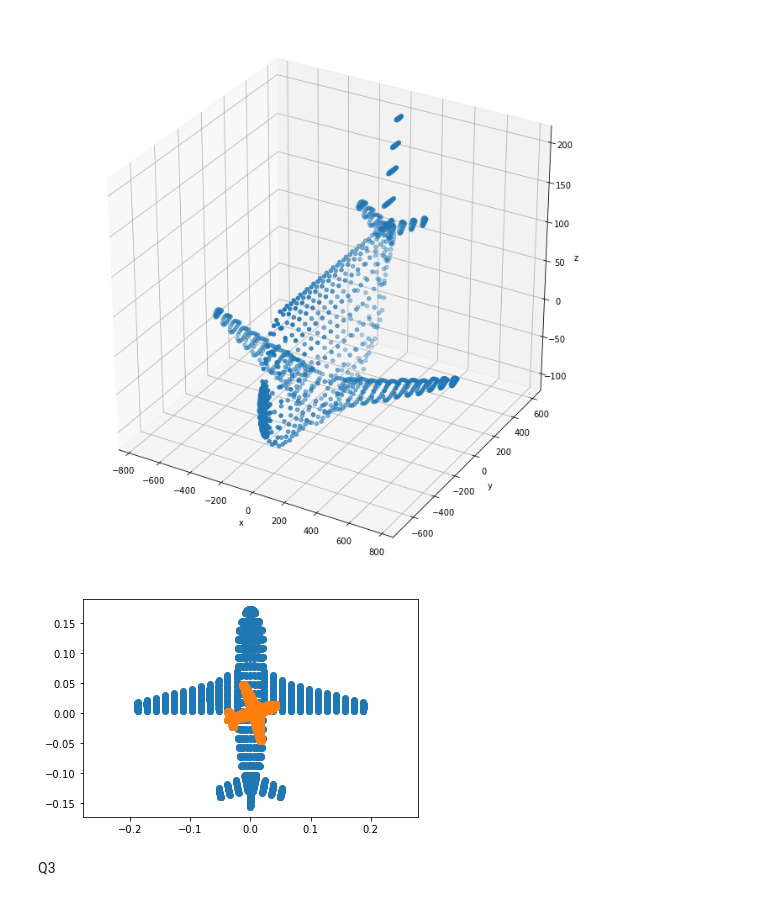
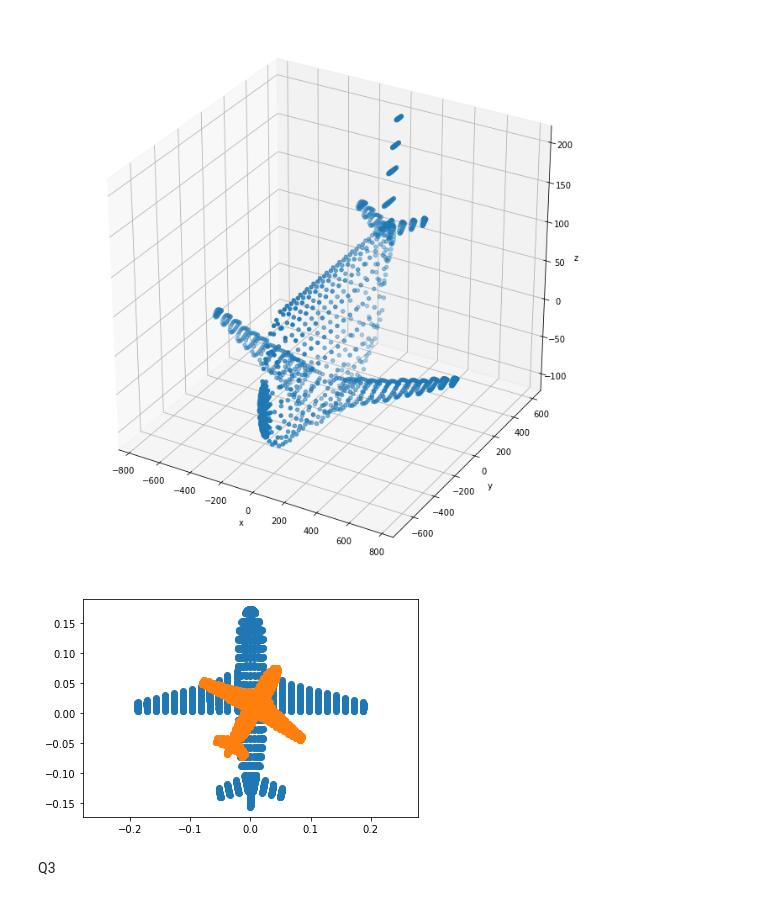
Before and after one commit to Nisitha529/EN2550_ImageProcessingAndMachineVision, a Jupyter notebook: Day 7/day7.ipynb, the cells around one changed output. Cells and saved outputs as stored; diff of their text form; code cells hidden in the pictures.

```diff
--- a/Day 7/day7.ipynb
+++ b/Day 7/day7.ipynb
@@ -27,30 +27,30 @@ Text(0.5, 0, 'z')
 # %%
 ones = np.ones((1,points.shape[1]))
 X = np.concatenate((points,ones),axis = 0)
 
 R = np.array([[1,0,0],[0,1,0],[0,0,1]])
 K = np.array([[1,0,0],[0,1,0],[0,0,1]])
 t = np.array([[0],[0],[-4000]])
 
 P1 = K @ np.concatenate((R,t),axis =1)
 
-R=np.array([[0.1542,0.5,0],[-0.5,0.1542,0],[0,0,1]])#R = np.array([[0,1,0],[1,0,0],[0,0,1]])
+R = np.array([[0.866,0.5,0],[-0.5,0.866,0],[0,0,1]])#
 K=np.array([[0.5,0,0],[0,0.5,0],[0,0,1]])#K = np.array([[1,0,0],[0,1,0],[0,0,1]])
 t = np.array([[0],[0],[-4000]])
 
 P2 = K @ np.concatenate((R,t),axis=1)
 X1 = P1 @ X
 X1 = X1/X1[2,:]
 X2 = P2 @ X
 X2 = X2/X2[2,:]
 
 fig,ax = plt.subplots(1,1,sharex=True,sharey=True)
 ax.scatter(X1[0,:],X1[1,:])
 ax.scatter(X2[0,:],X2[1,:])
 ax.axis('equal')
 plt.show()
 # %% [output]
-[figure, old version]
+[figure, new version]
 # %% [markdown]
 Q3
 # %%
```
Also changed, not shown: parts of 2 cells of this notebook, 1 other file.
